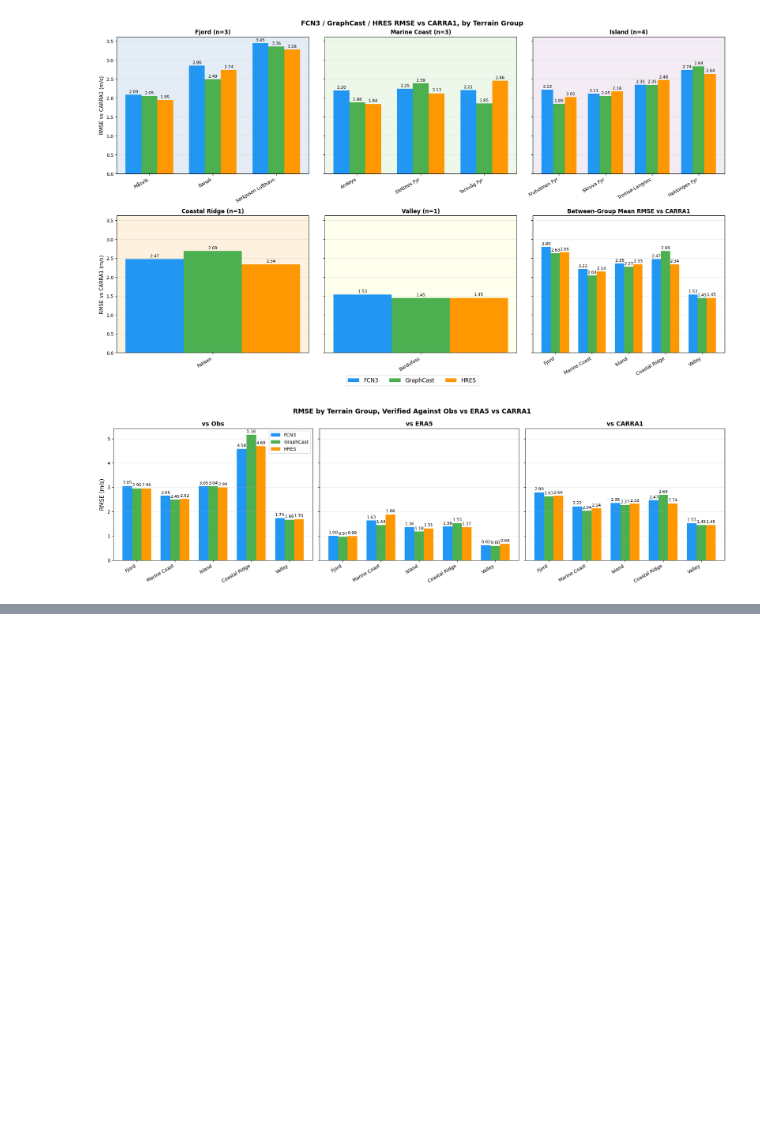
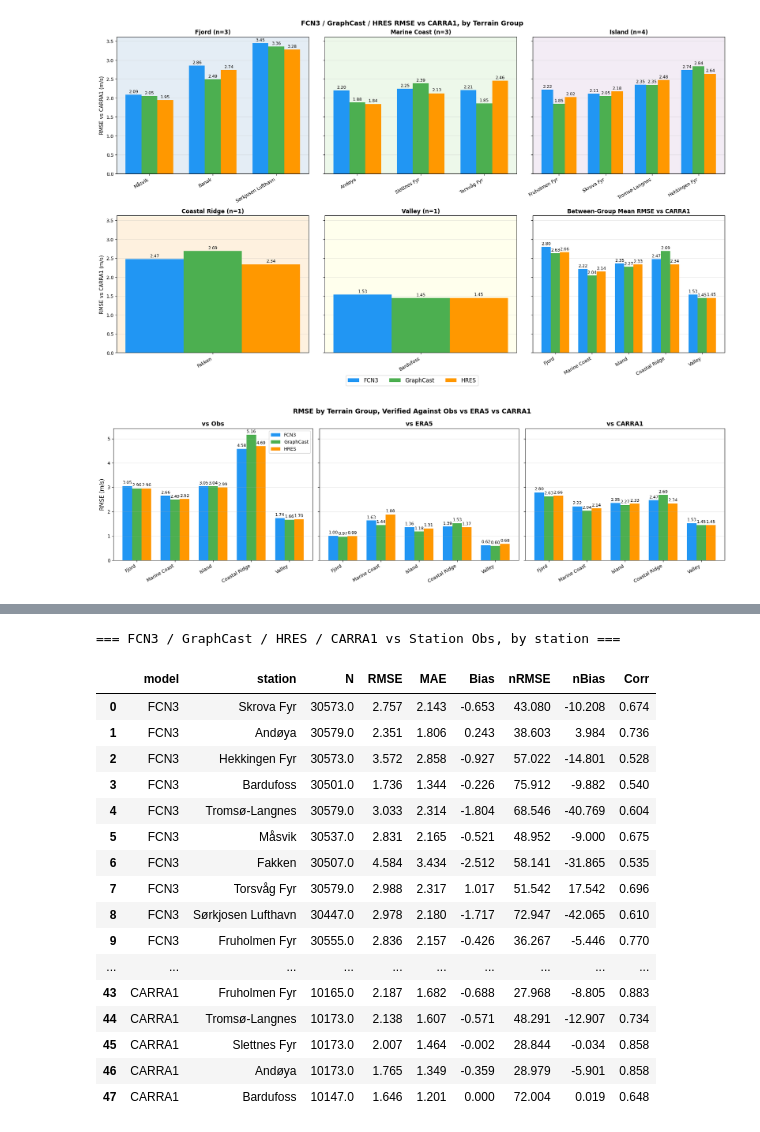
Before and after one commit to chensy618/WF-experiments, a Jupyter notebook: experiments/notebooks/carra_vs_models_comparison.ipynb, the cells around one changed output, grey strips where cells are left out. Saved outputs shown, nothing was run; the diff lists cells and outputs as text; code cells hidden in the pictures; blank space fills up the shorter version.

```diff
--- a/experiments/notebooks/carra_vs_models_comparison.ipynb
+++ b/experiments/notebooks/carra_vs_models_comparison.ipynb
@@ -597,0 +619,33 @@ plt.show()
+# %%
+# 5.0 Combine FCN3/GraphCast/HRES-vs-Obs (Section 4.2) with CARRA1-vs-Obs (Section 3.5)
+# into one table with a common 'model' column, so all four methods can be compared like-for-like.
+ALL_METHODS_ORDER = MODEL_ORDER + ['CARRA1']
+
+carra_component = metrics_carra_vs_obs_station.drop(columns='station_name').assign(model='CARRA1')
+all_methods_vs_obs_station = pd.concat([metrics_vs_obs_station, carra_component], ignore_index=True)
+all_methods_vs_obs_station = all_methods_vs_obs_station[
+    ['model', 'station', 'N', 'RMSE', 'MAE', 'Bias', 'nRMSE', 'nBias', 'Corr']]
+
+print('=== FCN3 / GraphCast / HRES / CARRA1 vs Station Obs, by station ===')
+display(all_methods_vs_obs_station
+        .assign(station=lambda d: d['station'].map(lambda s: STATIONS_BY_ID[s]['name']))
+        .round(3))
+# %% [output]
+=== FCN3 / GraphCast / HRES / CARRA1 vs Station Obs, by station ===
+|  | model | station | N | RMSE | MAE | Bias | nRMSE | nBias | Corr |
+| 0 | FCN3 | Skrova Fyr | 30573.0 | 2.757 | 2.143 | -0.653 | 43.080 | -10.208 | 0.674 |
+| 1 | FCN3 | Andøya | 30579.0 | 2.351 | 1.806 | 0.243 | 38.603 | 3.984 | 0.736 |
+| 2 | FCN3 | Hekkingen Fyr | 30573.0 | 3.572 | 2.858 | -0.927 | 57.022 | -14.801 | 0.528 |
+| 3 | FCN3 | Bardufoss | 30501.0 | 1.736 | 1.344 | -0.226 | 75.912 | -9.882 | 0.540 |
+| 4 | FCN3 | Tromsø-Langnes | 30579.0 | 3.033 | 2.314 | -1.804 | 68.546 | -40.769 | 0.604 |
+| 5 | FCN3 | Måsvik | 30537.0 | 2.831 | 2.165 | -0.521 | 48.952 | -9.000 | 0.675 |
+| 6 | FCN3 | Fakken | 30507.0 | 4.584 | 3.434 | -2.512 | 58.141 | -31.865 | 0.535 |
+| 7 | FCN3 | Torsvåg Fyr | 30579.0 | 2.988 | 2.317 | 1.017 | 51.542 | 17.542 | 0.696 |
+| 8 | FCN3 | Sørkjosen Lufthavn | 30447.0 | 2.978 | 2.180 | -1.717 | 72.947 | -42.065 | 0.610 |
+| 9 | FCN3 | Fruholmen Fyr | 30555.0 | 2.836 | 2.157 | -0.426 | 36.267 | -5.446 | 0.770 |
+| ... | ... | ... | ... | ... | ... | ... | ... | ... | ... |
+| 43 | CARRA1 | Fruholmen Fyr | 10165.0 | 2.187 | 1.682 | -0.688 | 27.968 | -8.805 | 0.883 |
+| 44 | CARRA1 | Tromsø-Langnes | 10173.0 | 2.138 | 1.607 | -0.571 | 48.291 | -12.907 | 0.734 |
+| 45 | CARRA1 | Slettnes Fyr | 10173.0 | 2.007 | 1.464 | -0.002 | 28.844 | -0.034 | 0.858 |
+| 46 | CARRA1 | Andøya | 10173.0 | 1.765 | 1.349 | -0.359 | 28.979 | -5.901 | 0.858 |
+| 47 | CARRA1 | Bardufoss | 10147.0 | 1.646 | 1.201 | 0.000 | 72.004 | 0.019 | 0.648 |
```
Also changed, not shown: parts of 6 cells of this notebook.
